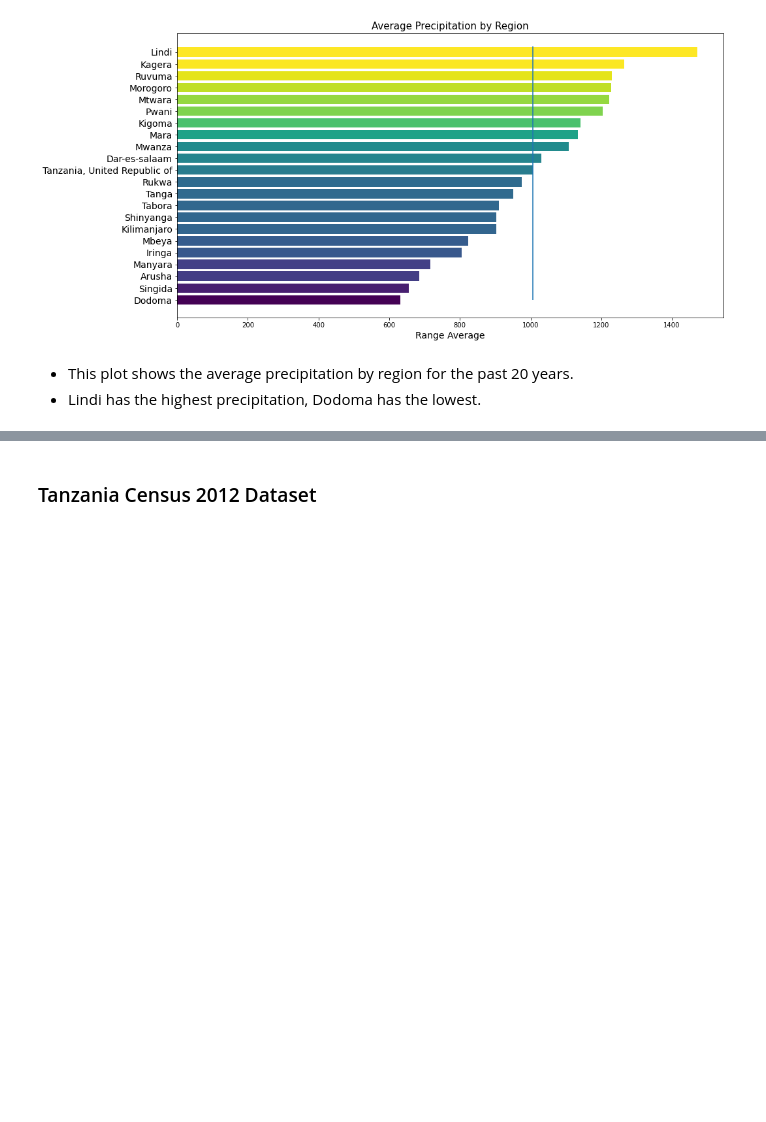
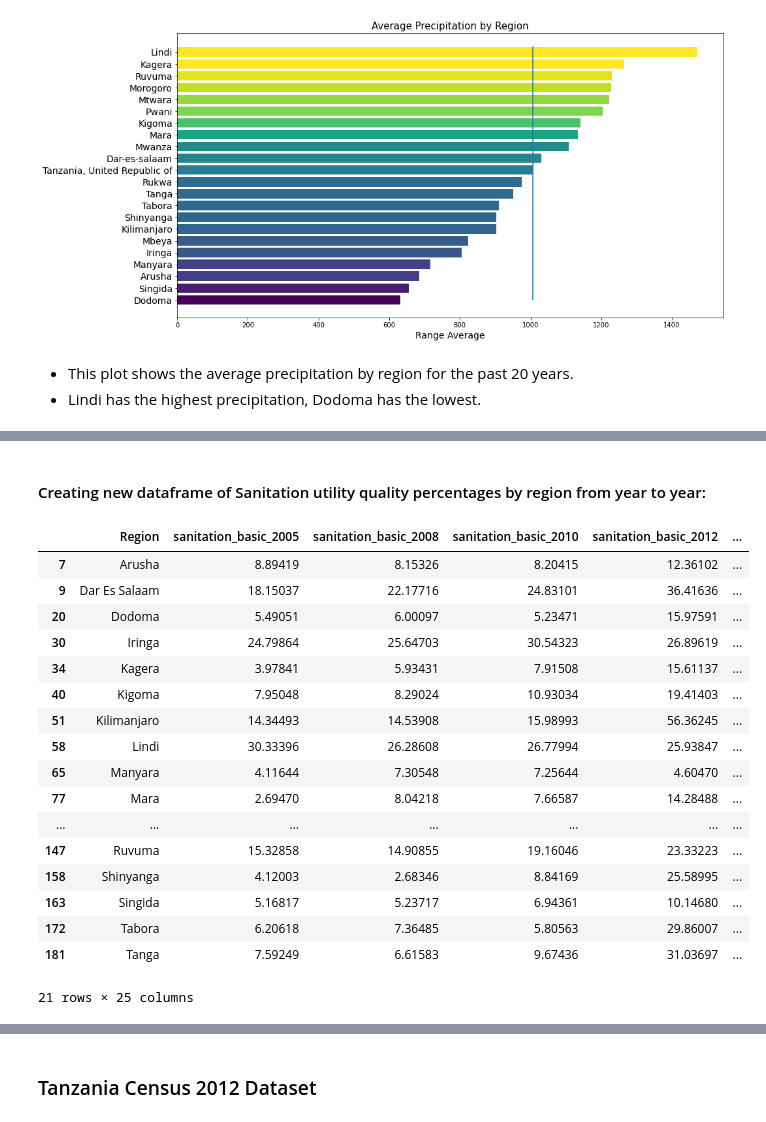
Before and after one commit to kalebts/Tanzania-Group-Project, a Jupyter notebook: code/01_Data Cleaning_EDA_1.ipynb, the cells around one changed output, grey strips where cells are left out. Saved outputs shown, nothing was run; the diff lists cells and outputs as text; code cells hidden in the pictures; blank space fills up the shorter version.

```diff
--- a/code/01_Data Cleaning_EDA_1.ipynb
+++ b/code/01_Data Cleaning_EDA_1.ipynb
@@ -411,0 +780,50 @@ plt.savefig('./visualizations_sb/precip_region_avg.png', transparent=True, bbox_
+# %% [markdown]
+#### Creating new dataframe of Sanitation utility quality percentages by region from year to year:
+# %%
+new_uni_df_sanitation_pre = pd.DataFrame()
+new_uni_df_sanitation_pre['Region'] = uni_df_sanitation.loc[(uni_df_sanitation['Service level'] == 'At least basic') &  (uni_df_sanitation['Year'] == 2005)]['Region']
+new_uni_df_sanitation_pre['sanitation_basic_2005'] = list(uni_df_sanitation.loc[(uni_df_sanitation['Service level'] == 'At least basic') &  (uni_df_sanitation['Year'] == 2005)]['Coverage'])
+new_uni_df_sanitation_pre['sanitation_basic_2008'] = list(uni_df_sanitation.loc[(uni_df_sanitation['Service level'] == 'At least basic') &  (uni_df_sanitation['Year'] == 2008)]['Coverage'])
+new_uni_df_sanitation_pre['sanitation_basic_2010'] = list(uni_df_sanitation.loc[(uni_df_sanitation['Service level'] == 'At least basic') &  (uni_df_sanitation['Year'] == 2010)]['Coverage'])
+new_uni_df_sanitation_pre['sanitation_basic_2012'] = list(uni_df_sanitation.loc[(uni_df_sanitation['Service level'] == 'At least basic') &  (uni_df_sanitation['Year'] == 2012)]['Coverage'])
+new_uni_df_sanitation_pre['sanitation_basic_2016'] = list(uni_df_sanitation.loc[(uni_df_sanitation['Service level'] == 'At least basic') &  (uni_df_sanitation['Year'] == 2016)]['Coverage'])
+new_uni_df_sanitation_pre['sanitation_basic_2017'] = list(uni_df_sanitation.loc[(uni_df_sanitation['Service level'] == 'At least basic') &  (uni_df_sanitation['Year'] == 2017)]['Coverage'])
+new_uni_df_sanitation_pre['sanitation_unimproved_2005'] = list(uni_df_sanitation.loc[(uni_df_sanitation['Service level'] == 'Unimproved') &  (uni_df_sanitation['Year'] == 2005)]['Coverage'])
+new_uni_df_sanitation_pre['sanitation_unimproved_2008'] = list(uni_df_sanitation.loc[(uni_df_sanitation['Service level'] == 'Unimproved') &  (uni_df_sanitation['Year'] == 2008)]['Coverage'])
+new_uni_df_sanitation_pre['sanitation_unimproved_2010'] = list(uni_df_sanitation.loc[(uni_df_sanitation['Service level'] == 'Unimproved') &  (uni_df_sanitation['Year'] == 2010)]['Coverage'])
+new_uni_df_sanitation_pre['sanitation_unimproved_2012'] = list(uni_df_sanitation.loc[(uni_df_sanitation['Service level'] == 'Unimproved') &  (uni_df_sanitation['Year'] == 2012)]['Coverage'])
+new_uni_df_sanitation_pre['sanitation_unimproved_2016'] = list(uni_df_sanitation.loc[(uni_df_sanitation['Service level'] == 'Unimproved') &  (uni_df_sanitation['Year'] == 2016)]['Coverage'])
+new_uni_df_sanitation_pre['sanitation_unimproved_2017'] = list(uni_df_sanitation.loc[(uni_df_sanitation['Service level'] == 'Unimproved') &  (uni_df_sanitation['Year'] == 2017)]['Coverage'])
+new_uni_df_sanitation_pre['sanitation_limited_2005'] = list(uni_df_sanitation.loc[(uni_df_sanitation['Service level'] == 'Limited service') &  (uni_df_sanitation['Year'] == 2005)]['Coverage'])
+new_uni_df_sanitation_pre['sanitation_limited_2008'] = list(uni_df_sanitation.loc[(uni_df_sanitation['Service level'] == 'Limited service') &  (uni_df_sanitation['Year'] == 2008)]['Coverage'])
+new_uni_df_sanitation_pre['sanitation_limited_2010'] = list(uni_df_sanitation.loc[(uni_df_sanitation['Service level'] == 'Limited service') &  (uni_df_sanitation['Year'] == 2010)]['Coverage'])
+new_uni_df_sanitation_pre['sanitation_limited_2012'] = list(uni_df_sanitation.loc[(uni_df_sanitation['Service level'] == 'Limited service') &  (uni_df_sanitation['Year'] == 2012)]['Coverage'])
+new_uni_df_sanitation_pre['sanitation_limited_2016'] = list(uni_df_sanitation.loc[(uni_df_sanitation['Service level'] == 'Limited service') &  (uni_df_sanitation['Year'] == 2016)]['Coverage'])
+new_uni_df_sanitation_pre['sanitation_limited_2017'] = list(uni_df_sanitation.loc[(uni_df_sanitation['Service level'] == 'Limited service') &  (uni_df_sanitation['Year'] == 2017)]['Coverage'])
+new_uni_df_sanitation_pre['sanitation_opendef_2005'] = list(uni_df_sanitation.loc[(uni_df_sanitation['Service level'] == 'Open defecation') &  (uni_df_sanitation['Year'] == 2005)]['Coverage'])
+new_uni_df_sanitation_pre['sanitation_opendef_2008'] = list(uni_df_sanitation.loc[(uni_df_sanitation['Service level'] == 'Open defecation') &  (uni_df_sanitation['Year'] == 2008)]['Coverage'])
+new_uni_df_sanitation_pre['sanitation_opendef_2010'] = list(uni_df_sanitation.loc[(uni_df_sanitation['Service level'] == 'Open defecation') &  (uni_df_sanitation['Year'] == 2010)]['Coverage'])
+new_uni_df_sanitation_pre['sanitation_opendef_2012'] = list(uni_df_sanitation.loc[(uni_df_sanitation['Service level'] == 'Open defecation') &  (uni_df_sanitation['Year'] == 2012)]['Coverage'])
+new_uni_df_sanitation_pre['sanitation_opendef_2016'] = list(uni_df_sanitation.loc[(uni_df_sanitation['Service level'] == 'Open defecation') &  (uni_df_sanitation['Year'] == 2016)]['Coverage'])
+new_uni_df_sanitation_pre['sanitation_opendef_2017'] = list(uni_df_sanitation.loc[(uni_df_sanitation['Service level'] == 'Open defecation') &  (uni_df_sanitation['Year'] == 2017)]['Coverage'])
+new_uni_df_sanitation_pre.to_csv('./cleaned_data_sb/sanitation_utility_level.csv')
+new_uni_df_sanitation_pre
+# %% [output]
+|  | Region | sanitation_basic_2005 | sanitation_basic_2008 | sanitation_basic_2010 | sanitation_basic_2012 | ... |
+| 7 | Arusha | 8.89419 | 8.15326 | 8.20415 | 12.36102 | ... |
+| 9 | Dar Es Salaam | 18.15037 | 22.17716 | 24.83101 | 36.41636 | ... |
+| 20 | Dodoma | 5.49051 | 6.00097 | 5.23471 | 15.97591 | ... |
+| 30 | Iringa | 24.79864 | 25.64703 | 30.54323 | 26.89619 | ... |
+| 34 | Kagera | 3.97841 | 5.93431 | 7.91508 | 15.61137 | ... |
+| 40 | Kigoma | 7.95048 | 8.29024 | 10.93034 | 19.41403 | ... |
+| 51 | Kilimanjaro | 14.34493 | 14.53908 | 15.98993 | 56.36245 | ... |
+| 58 | Lindi | 30.33396 | 26.28608 | 26.77994 | 25.93847 | ... |
+| 65 | Manyara | 4.11644 | 7.30548 | 7.25644 | 4.60470 | ... |
+| 77 | Mara | 2.69470 | 8.04218 | 7.66587 | 14.28488 | ... |
+| ... | ... | ... | ... | ... | ... | ... |
+| 147 | Ruvuma | 15.32858 | 14.90855 | 19.16046 | 23.33223 | ... |
+| 158 | Shinyanga | 4.12003 | 2.68346 | 8.84169 | 25.58995 | ... |
+| 163 | Singida | 5.16817 | 5.23717 | 6.94361 | 10.14680 | ... |
+| 172 | Tabora | 6.20618 | 7.36485 | 5.80563 | 29.86007 | ... |
+| 181 | Tanga | 7.59249 | 6.61583 | 9.67436 | 31.03697 | ... |
+21 rows × 25 columns
```
Also changed, not shown: parts of 44 cells of this notebook, 18 other files.
